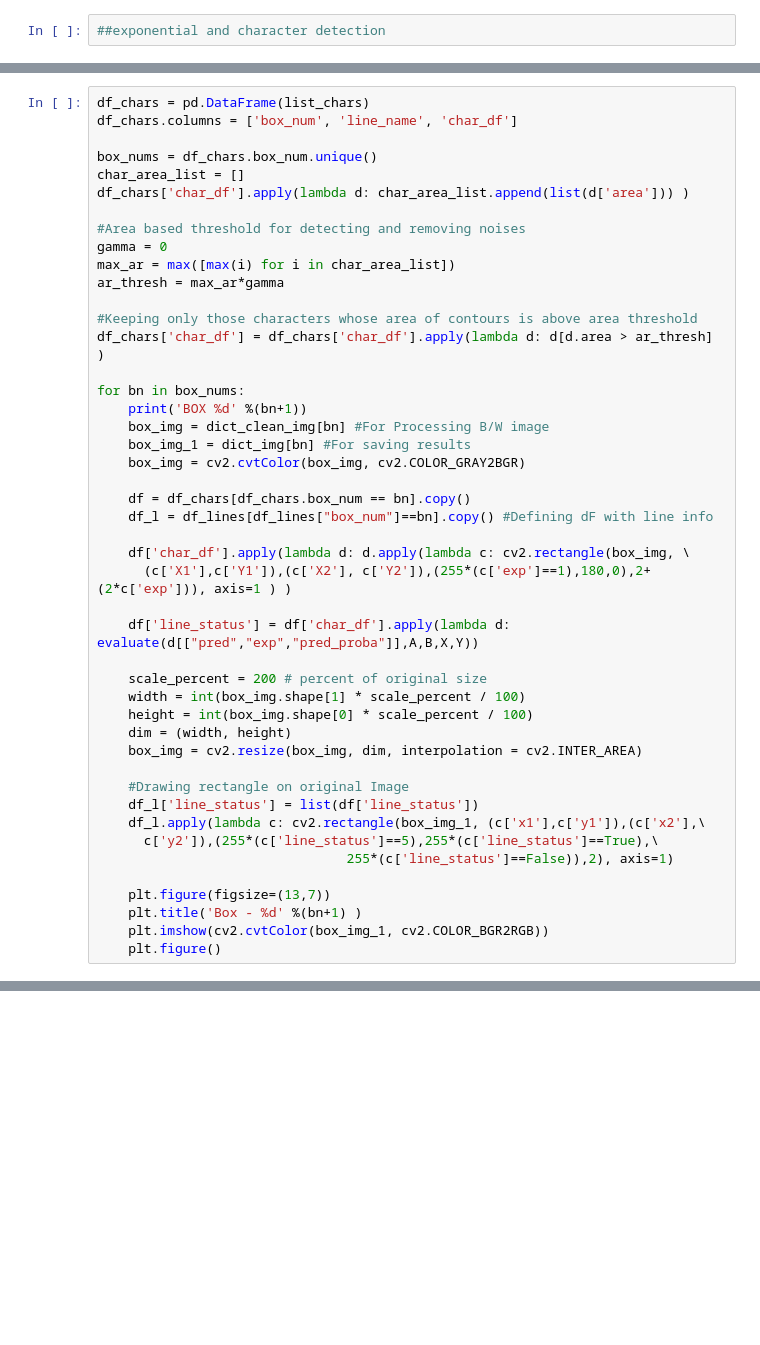
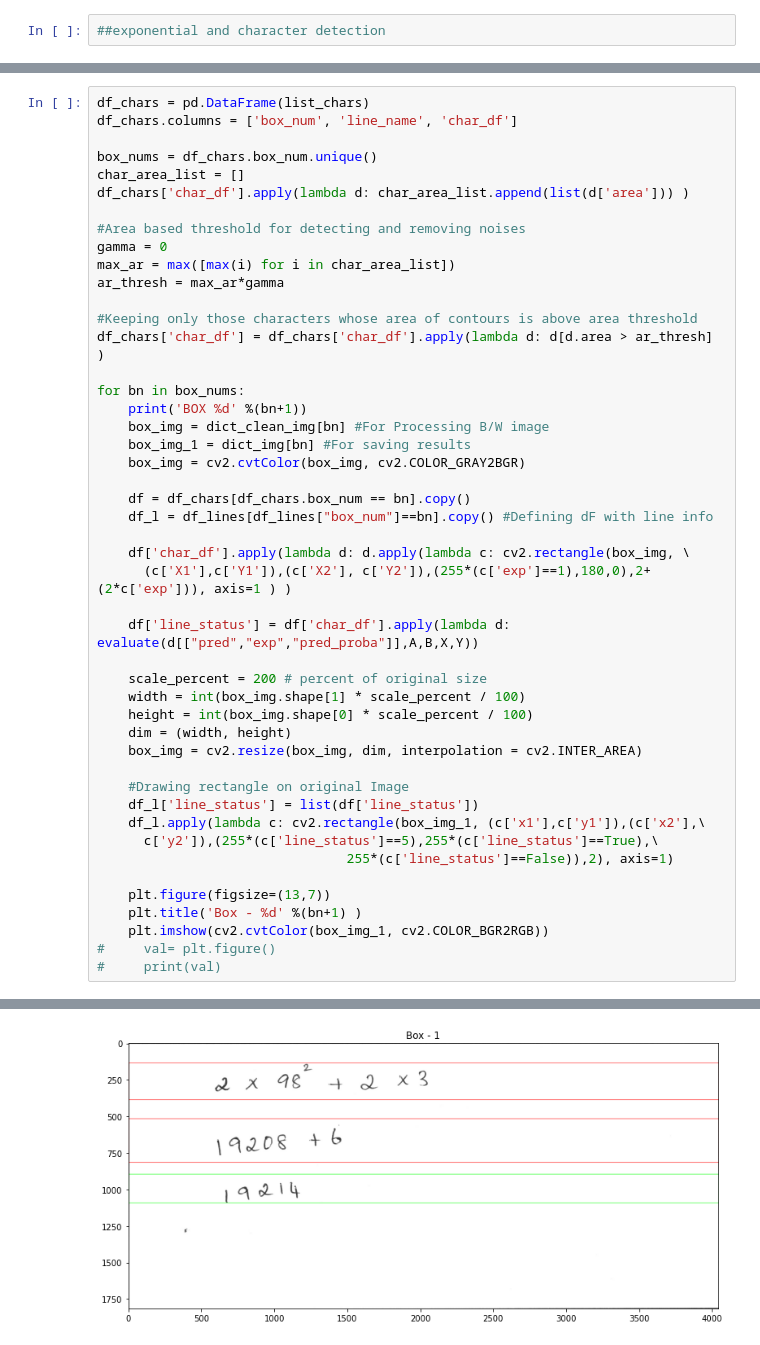
Before and after one commit to AjayKumarR24430/Maths-Problem-Solving-Using-Image-Processing, a Jupyter notebook: Image processing and model load.ipynb, the cells around one changed output, grey strips where cells are left out. Saved outputs shown, nothing was run; the diff lists cells and outputs as text; blank space fills up the shorter version.

```diff
--- a/Image processing and model load.ipynb
+++ b/Image processing and model load.ipynb
@@ -831,5 +848,6 @@ for bn in box_nums:
     plt.figure(figsize=(13,7))
     plt.title('Box - %d' %(bn+1) )
     plt.imshow(cv2.cvtColor(box_img_1, cv2.COLOR_BGR2RGB))
-    plt.figure()
+#     val= plt.figure()
+#     print(val)
 # %% [output]
@@ -836,0 +868 @@ ValueError: Length mismatch: Expected axis has 1 elements, new values have 3 ele
+[figure, added]
```
Also changed, not shown: parts of 5 cells of this notebook, 3 other files.
